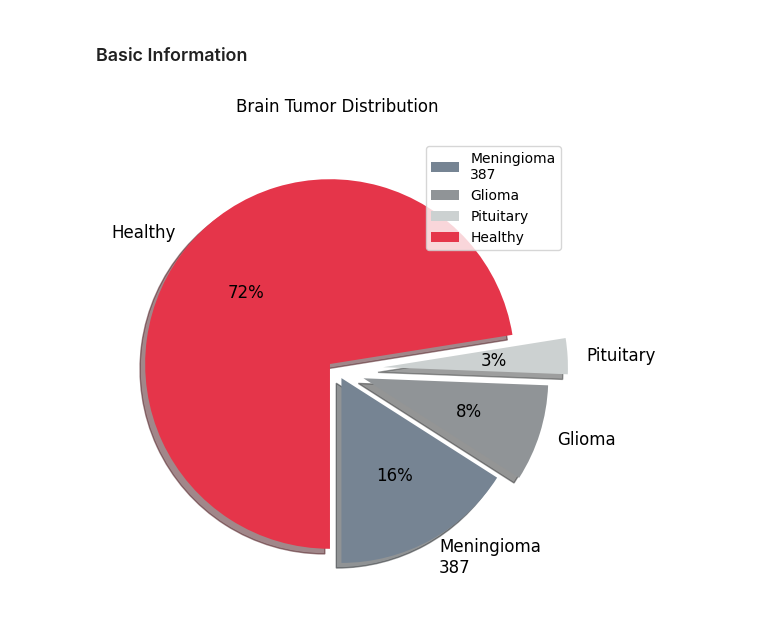
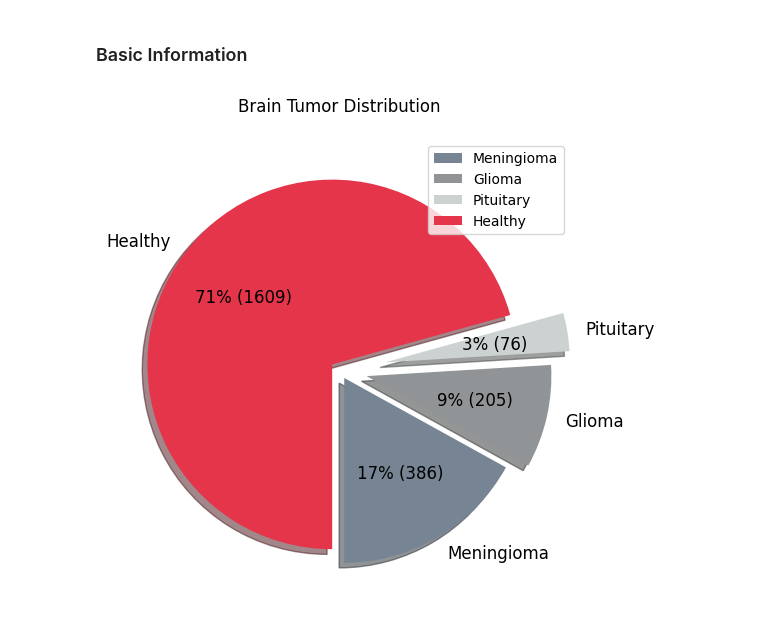
Before and after one commit to LV6LASERLOTUS/DAT490, a Jupyter notebook: eda.ipynb, the cells around one changed output. Saved outputs shown, nothing was run; the diff lists cells and outputs as text; code cells hidden in the pictures.

Commit message:
add count for each cancer type

```diff
--- a/eda.ipynb
+++ b/eda.ipynb
@@ -34,7 +34,7 @@ pituitary_count=pituitary_df['type'].size
 healthy_count=normal_df['type'].size
 
 labels =[
-    f'Meningioma\n{meningioma_count}',
+    f'Meningioma',
     f'Glioma',
     f'Pituitary',
     f'Healthy'
@@ -44,33 +44,38 @@ image_count = [
     meningioma_count,
     glioma_count,
     pituitary_count,
     healthy_count
 ]
 # image_count.sort()
 
 colors=['#768493','#909497','#CCD1D1','#E5354A']
 explode=[0.05,0.15,0.25,0.05]
 
 fig, ax = plt.subplots(figsize=(8,6))
 
+def add_label(pct,dataset):
+    total = sum(dataset)
+    type_count = (pct/100)*total
+    return f'{pct:.0f}% ({type_count:.0f})'
+
 patches, texts, autotexts = ax.pie(
     image_count,
     labels=labels,
-    autopct='%1.f%%',
+    autopct=(lambda pct: add_label(pct,image_count)),
     startangle=270,
     shadow=True,
     colors=colors,
     explode=explode,
     textprops={'fontsize':12},
 )
 
 ax.set_title('Brain Tumor Distribution', pad=20)
 
 # Styling
 # plt.setp(autotexts, color='white')
 
 plt.legend(labels=labels,loc="upper right")
 plt.show()
 # %% [output]
-[figure, old version]
+[figure, new version]
 # %%
```
Also changed, not shown: parts of 1 cell of this notebook.
